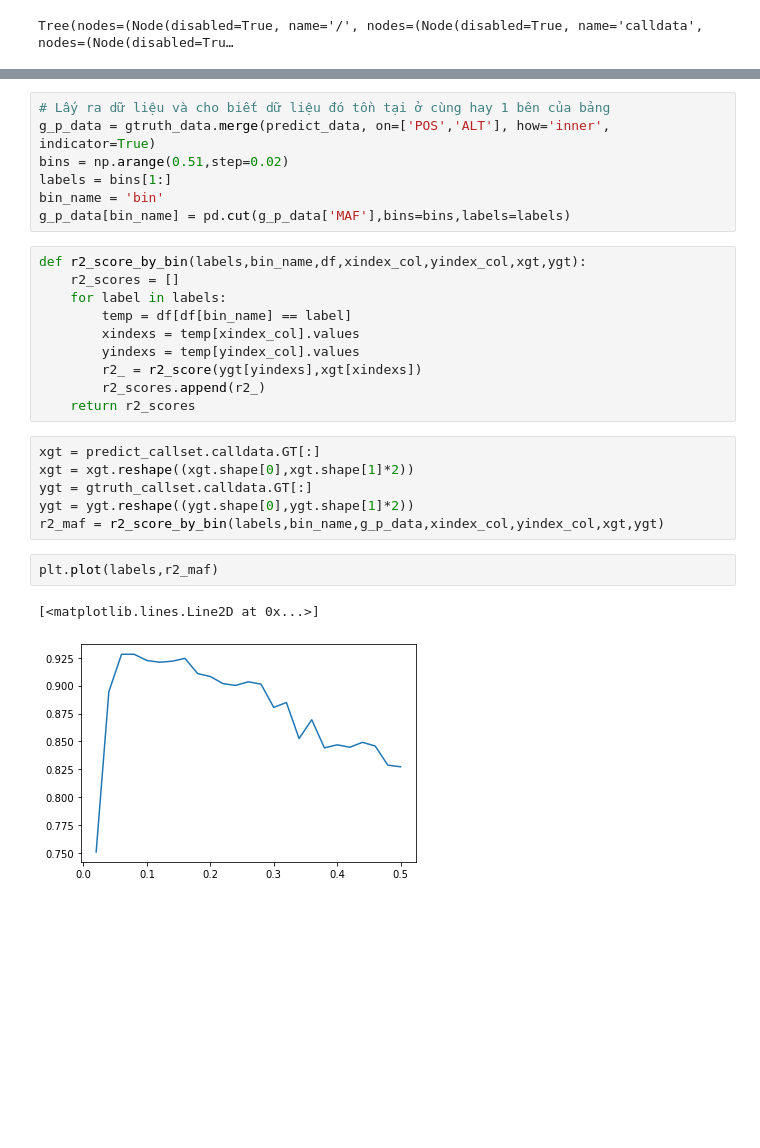
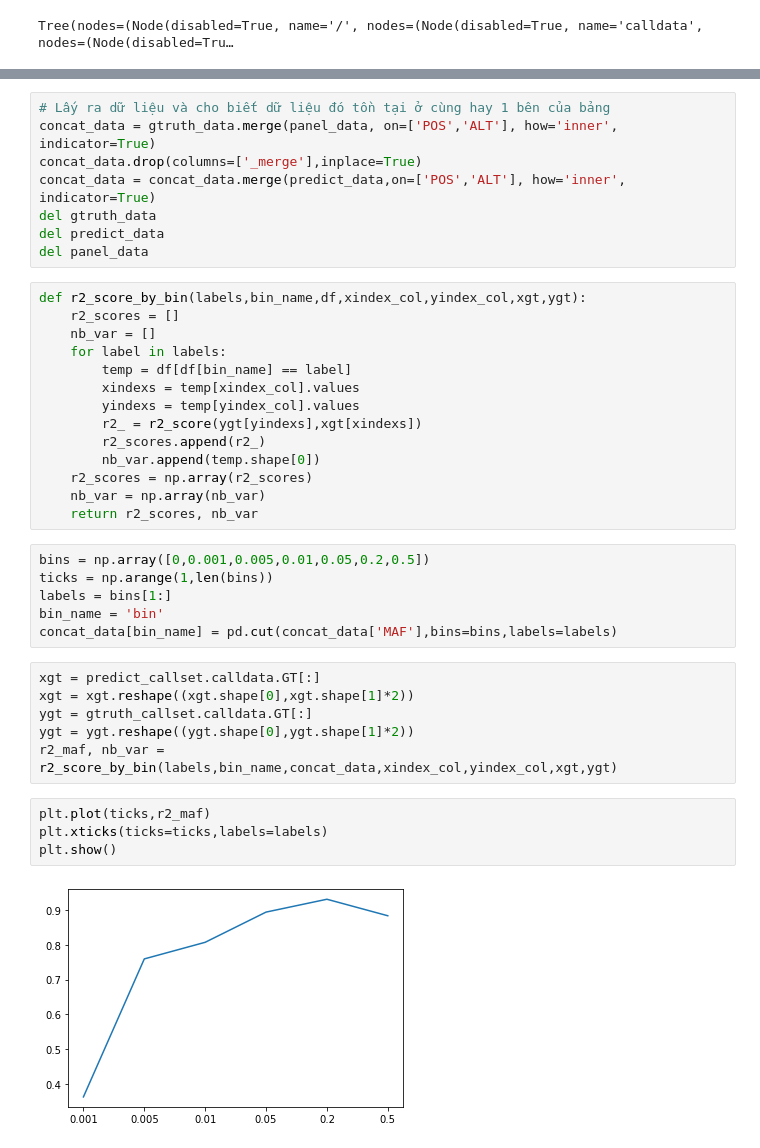
Before and after one commit to KazegamiKuon/GenImputation, a Jupyter notebook: data/process.ipynb, the cells around one changed output, grey strips where cells are left out. Drawn from its saved outputs; the diff is of its cells as text; blank space fills up the shorter version.

Commit message:
final clear r2 score

```diff
--- a/data/process.ipynb
+++ b/data/process.ipynb
@@ -103,28 +69,40 @@ predict_data.shape, gtruth_data.shape
 # %%
 # Lấy ra dữ liệu và cho biết dữ liệu đó tồn tại ở cùng hay 1 bên của bảng
-g_p_data = gtruth_data.merge(predict_data, on=['POS','ALT'], how='inner', indicator=True)
-bins = np.arange(0.51,step=0.02)
-labels = bins[1:]
-bin_name = 'bin'
-g_p_data[bin_name] = pd.cut(g_p_data['MAF'],bins=bins,labels=labels)
+concat_data = gtruth_data.merge(panel_data, on=['POS','ALT'], how='inner', indicator=True)
+concat_data.drop(columns=['_merge'],inplace=True)
+concat_data = concat_data.merge(predict_data,on=['POS','ALT'], how='inner', indicator=True)
+del gtruth_data
+del predict_data
+del panel_data
 # %%
 def r2_score_by_bin(labels,bin_name,df,xindex_col,yindex_col,xgt,ygt):
     r2_scores = []
+    nb_var = []
     for label in labels:
         temp = df[df[bin_name] == label]
         xindexs = temp[xindex_col].values
         yindexs = temp[yindex_col].values
         r2_ = r2_score(ygt[yindexs],xgt[xindexs])
         r2_scores.append(r2_)
-    return r2_scores
+        nb_var.append(temp.shape[0])
+    r2_scores = np.array(r2_scores)
+    nb_var = np.array(nb_var)
+    return r2_scores, nb_var
+# %%
+bins = np.array([0,0.001,0.005,0.01,0.05,0.2,0.5])
+ticks = np.arange(1,len(bins))
+labels = bins[1:]
+bin_name = 'bin'
+concat_data[bin_name] = pd.cut(concat_data['MAF'],bins=bins,labels=labels)
 # %%
 xgt = predict_callset.calldata.GT[:]
 xgt = xgt.reshape((xgt.shape[0],xgt.shape[1]*2))
 ygt = gtruth_callset.calldata.GT[:]
 ygt = ygt.reshape((ygt.shape[0],ygt.shape[1]*2))
-r2_maf = r2_score_by_bin(labels,bin_name,g_p_data,xindex_col,yindex_col,xgt,ygt)
+r2_maf, nb_var = r2_score_by_bin(labels,bin_name,concat_data,xindex_col,yindex_col,xgt,ygt)
-# %%
-plt.plot(labels,r2_maf)
-# %% [output]
-[<matplotlib.lines.Line2D at 0x...>]
-[figure, removed]
+# %%
+plt.plot(ticks,r2_maf)
+plt.xticks(ticks=ticks,labels=labels)
+plt.show()
+# %% [output]
+[figure, added]
```
Also changed, not shown: parts of 16 cells of this notebook, 6 other files.
